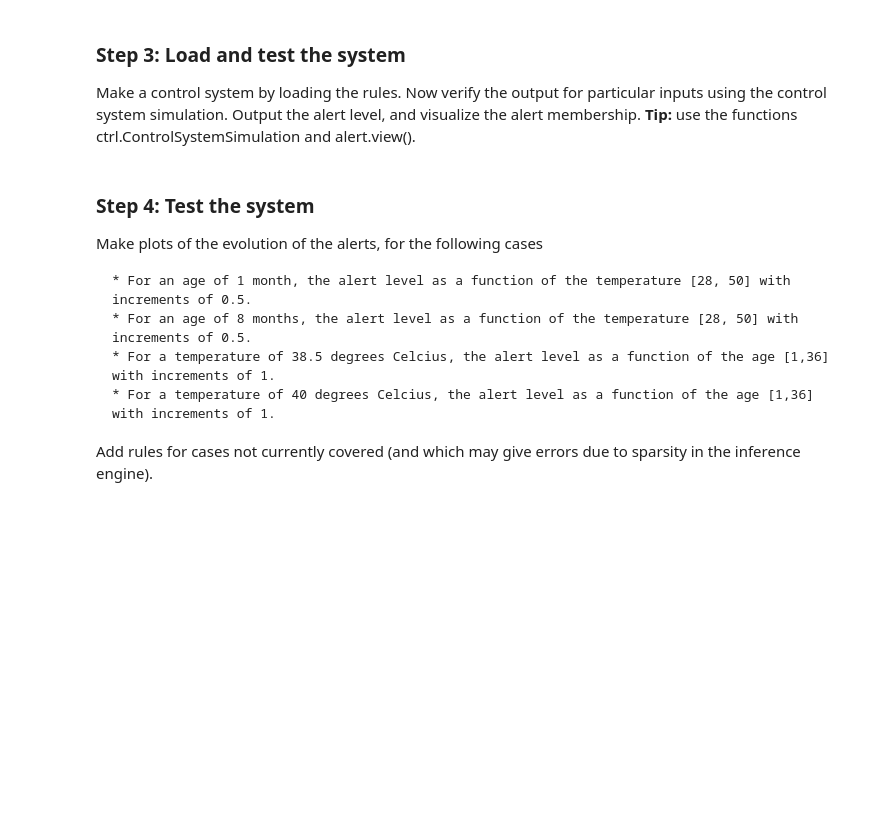
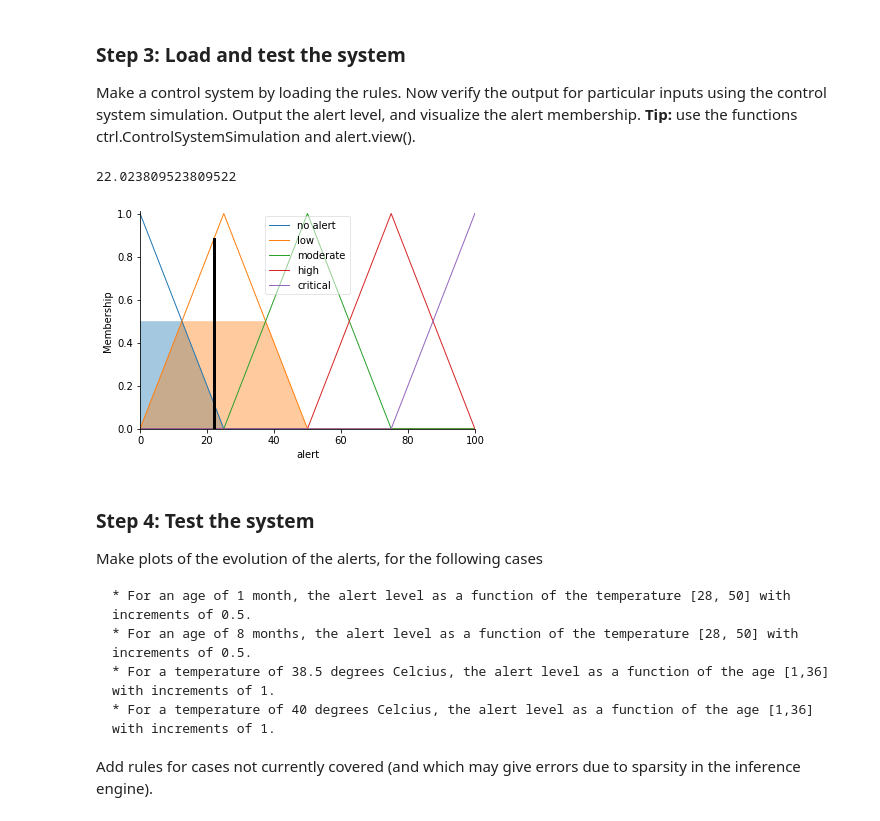
Before and after one commit to Aneruth/Clinical-Decision-Support-System, a Jupyter notebook: WPO2/WPO2_student.ipynb, the cells around one changed output. Cells and saved outputs as stored; diff of their text form; code cells hidden in the pictures; blank space fills up the shorter version.

```diff
--- a/WPO2/WPO2_student.ipynb
+++ b/WPO2/WPO2_student.ipynb
@@ -74,0 +110,27 @@ Use custom triangular and trapezoid membership functions for the temperature and
+# %%
+# Create Antecedent/Consequent
+
+age_ant = ctrl.Antecedent(age, 'age')
+
+age_ant["newborn"] = age_new
+age_ant["babies"] = age_baby
+age_ant["infants"] = age_infant
+age_ant["toddlers"] = age_todd
+
+temperature_ant = ctrl.Antecedent(temperature, 'temperature')
+
+temperature_ant['malfunction low'] = tem_malfunct_low
+temperature_ant['hypothermia'] = tem_hypo
+temperature_ant['normal'] = tem_norm
+temperature_ant['elevated'] = tem_ele
+temperature_ant['mild fever'] = tem_mild
+temperature_ant['high fever'] = tem_high
+temperature_ant['malfunction high'] = tem_malfunct_high
+
+alert_con = ctrl.Consequent(alert, 'alert')
+
+alert_con["no alert"] = alert_no
+alert_con["low"] = alert_low
+alert_con["moderate"] = alert_mod
+alert_con["high"] = alert_high
+alert_con["critical"] = alert_critical
@@ -78,6 +233,19 @@ Translate the desired behaviour given above, to rules for alert levels. Start by
 # %% [markdown]
 ### Step 3: Load and test the system
 Make a control system by loading the rules. Now verify the output for particular inputs using the control system simulation. Output the alert level, and visualize the alert membership. __Tip:__ use the functions ctrl.ControlSystemSimulation and alert.view().
+# %%
+alerting_ctrl = ctrl.ControlSystem([rule0, rule1, rule2, rule3, rule4, rule5, rule6, rule7, rule8, rule9, rule10, rule11, rule12])
+
+alerting = ctrl.ControlSystemSimulation(alerting_ctrl)
+alerting.input['temperature'] = 37.5
+alerting.input['age'] = 10
+alerting.compute()
+
+print(alerting.output['alert'])
+alert_con.view(sim=alerting)
+# %% [output]
+22.023809523809522
+[figure, added]
 # %% [markdown]
 ### Step 4: Test the system
 
```
Also changed, not shown: parts of 25 cells of this notebook, 5 other files.
